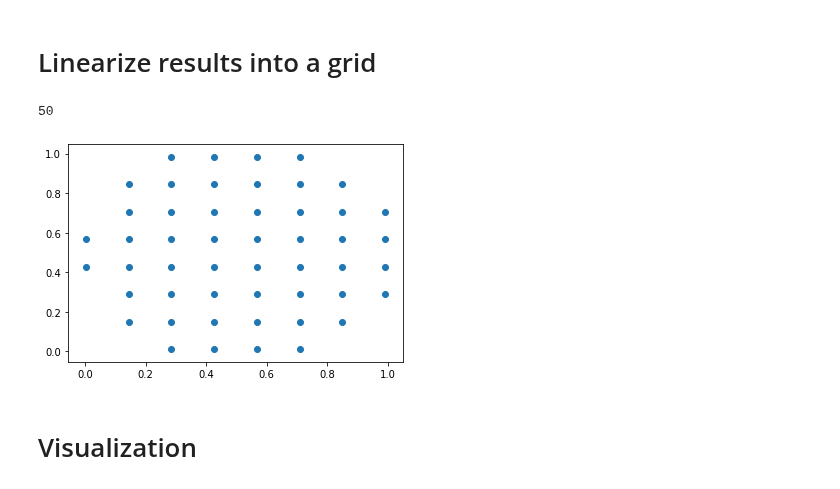
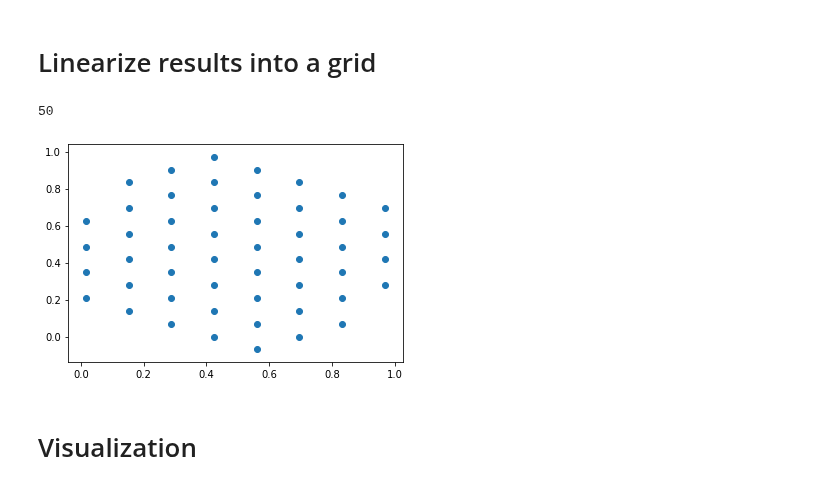
Before and after one commit to FUB-HCC/IKON-backend, a Jupyter notebook: src/topicextraction/nlp/nlp_pipeline.ipynb, the cells around one changed output. Drawn from its saved outputs; the diff is of its cells as text; code cells hidden in the pictures.

Commit message:
Added simple pseudo-hexagonal grid

```diff
--- a/src/topicextraction/nlp/nlp_pipeline.ipynb
+++ b/src/topicextraction/nlp/nlp_pipeline.ipynb
@@ -380,15 +380,18 @@ def dimReductiontSNE(tfs_reduced, perplexity=30, learning_rate=100, targetDim=2)
 # %%
 points = np.random.rand(50,2)
 grid = np.dstack(np.meshgrid(np.linspace(np.min(points[:, 0]), np.max(points[:, 0]), int(np.sqrt(len(points)))+1),
                        np.linspace(np.min(points[:, 1]), np.max(points[:, 1]), int(np.sqrt(len(points))) +1))).reshape(-1, 2)
 
+grid[::2] += [0,(grid[0,1]-grid[int(np.sqrt(len(points)))+2,1])/2]
+
 D = cdist([grid.mean(axis=0)], grid)
 grid = np.delete(grid,D[0].argsort()[points.shape[0]:][::-1], axis=0)
 
+
 plt.scatter(grid[:,0], grid[:,1])
 len(grid)
 # %% [output]
 50
-[figure, old version]
+[figure, new version]
 # %%
 def mapToSpaceSampling(points):
```
Also changed, not shown: parts of 1 cell of this notebook.
